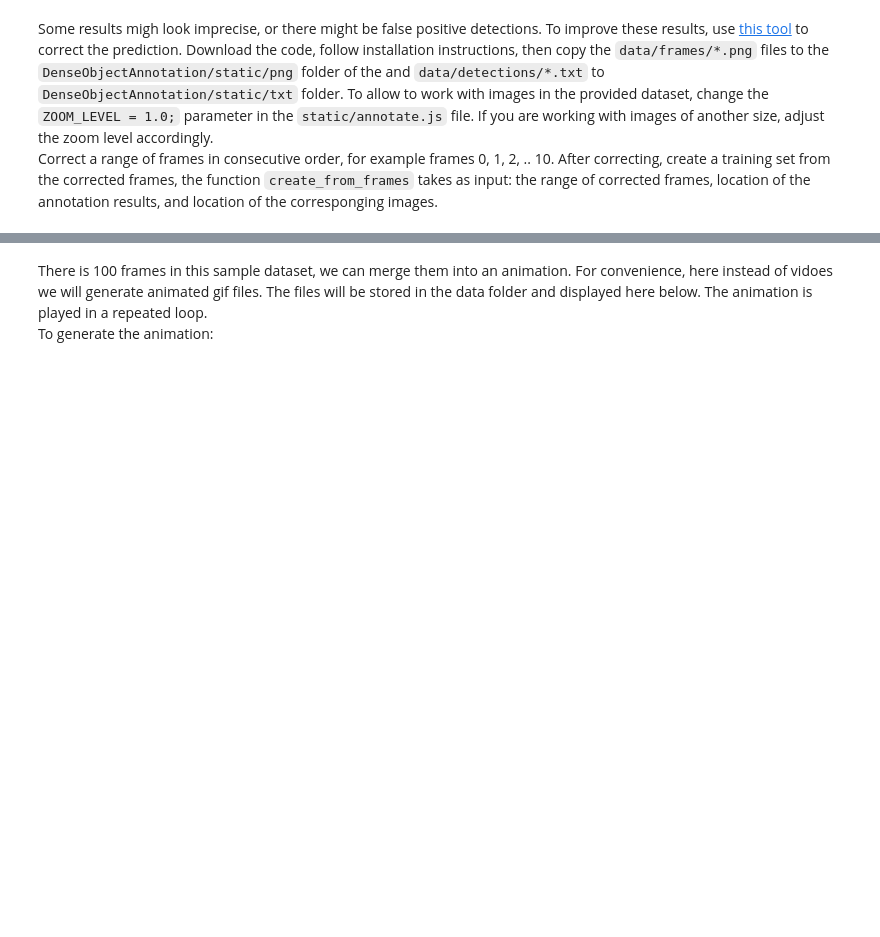
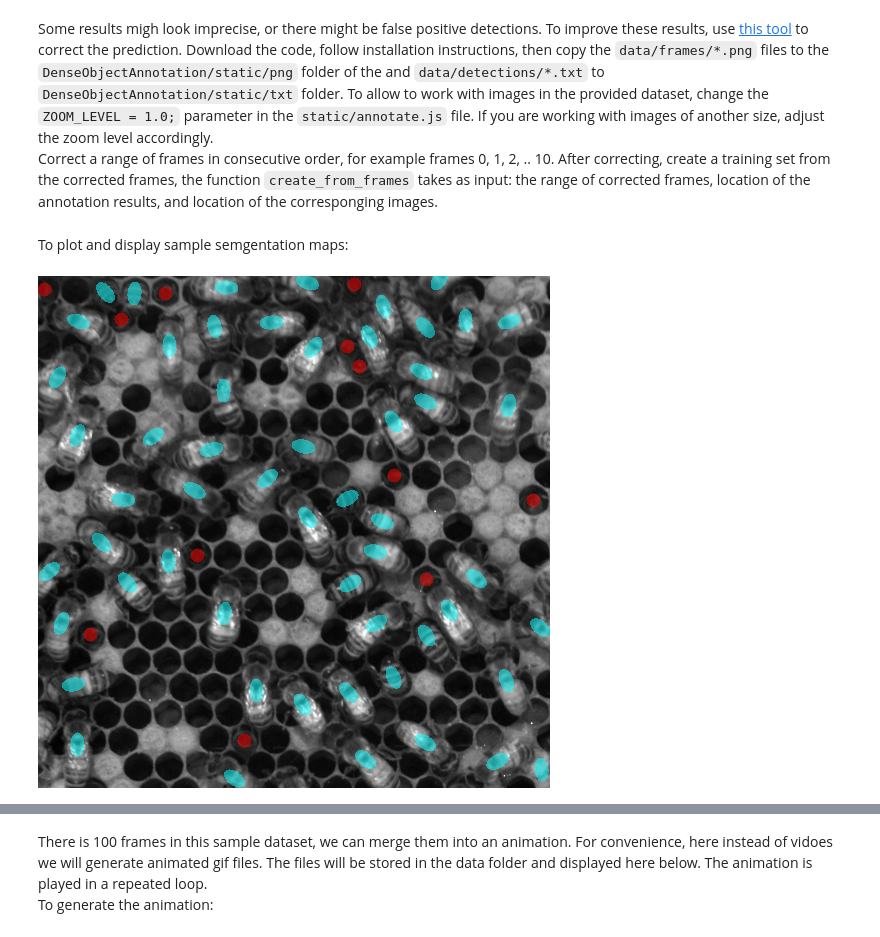
Before and after one commit to kasiabozek/bee_tracking, a Jupyter notebook: track_demo.ipynb, the cells around one changed output, grey strips where cells are left out. Drawn from its saved outputs; the diff is of its cells as text; code cells hidden in the pictures; blank space fills up the shorter version.

```diff
--- a/track_demo.ipynb
+++ b/track_demo.ipynb
@@ -60,3 +60,14 @@ from detection import dataset
 
 static_dir = "../DenseObjectAnnotation/static"
 dataset.create_from_frames(range(10), os.path.join(static_dir, "png"), os.path.join(static_dir, "txt"))
+# %% [markdown]
+To plot and display sample semgentation maps:
+# %%
+from plots import segm_map
+
+frame_nb = 5
+
+class_map = segm_map.plot_segm_map(frame_nb)
+display(class_map)
+# %% [output]
+[figure, added]
```
Also changed, not shown: parts of 2 cells of this notebook, 7 other files.
